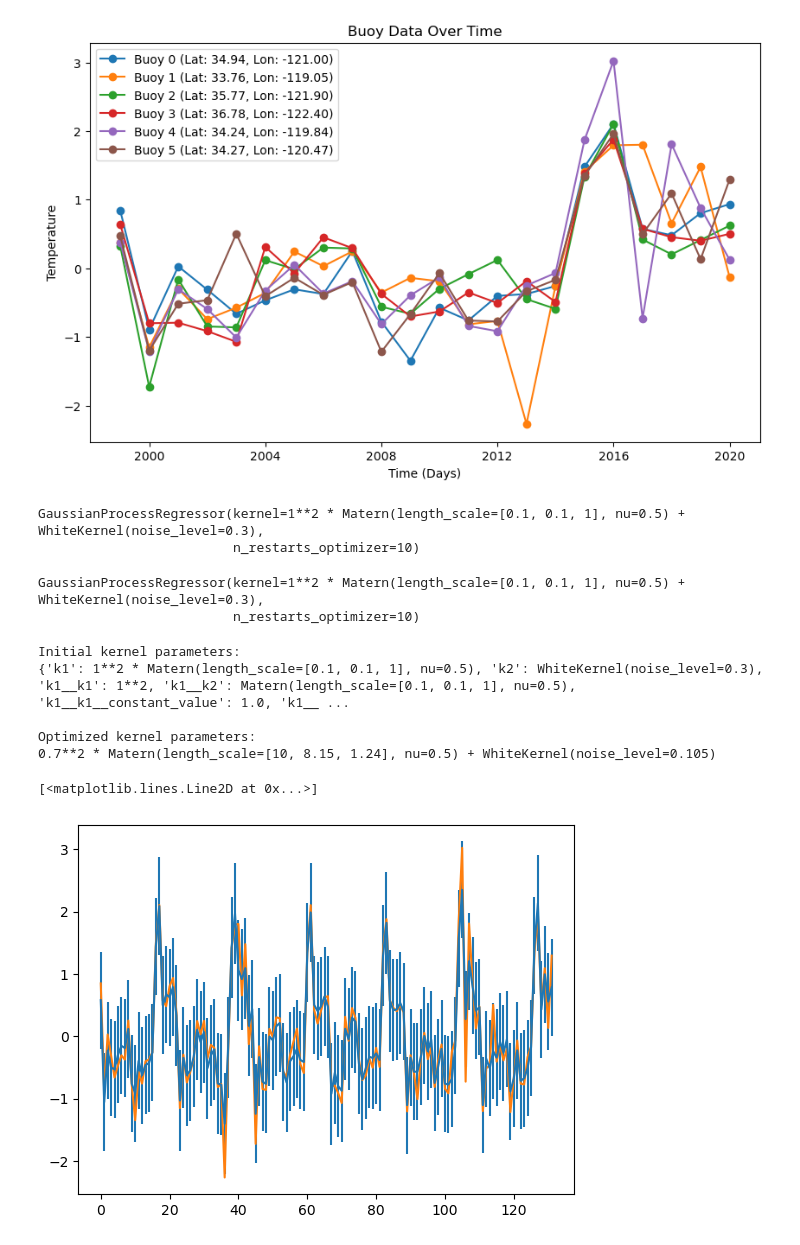
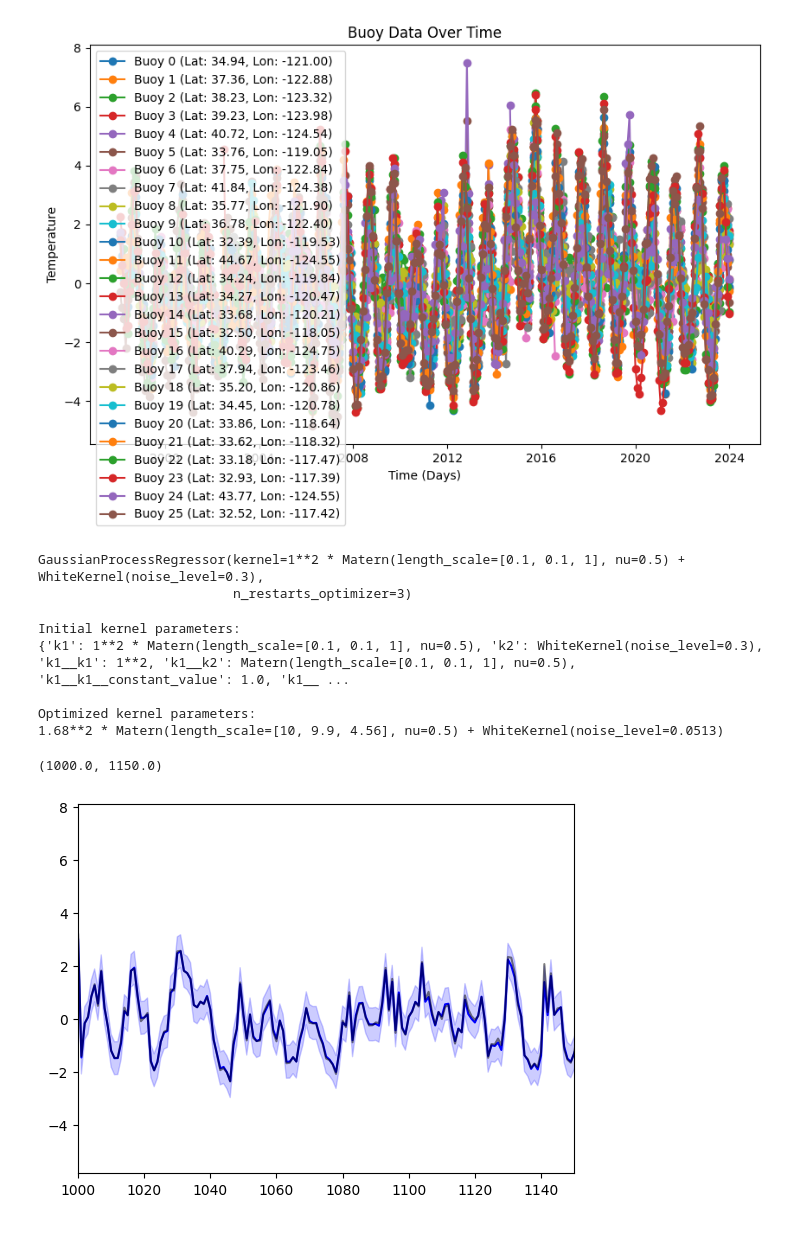
Before and after one commit to anthony-meza/xbuoy, a Jupyter notebook: examples/buoy_temperature_anomaly_gap_filling.ipynb, the cells around one changed output. Saved outputs shown, nothing was run; the diff lists cells and outputs as text; code cells hidden in the pictures.

```diff
--- a/examples/buoy_temperature_anomaly_gap_filling.ipynb
+++ b/examples/buoy_temperature_anomaly_gap_filling.ipynb
@@ -58,10 +55,10 @@ buoy_ds = xr.open_dataset("../data/NDBC_CC_Daily.nc")
 # %%
 extrema = lambda x: np.array((x.min().values, x.max().values))
-buoy_ds = xr.open_dataset("../data/NDBC_CC_Daily.nc")[["WTMP", "latitude", "longitude", "wtemp_coverage"]]
-buoy_ds = buoy_ds.resample(time="3M").mean("time")
-buoy_ds = buoy_ds.where(buoy_ds["wtemp_coverage"] > 80, drop = True)
+buoy_ds = xr.open_dataset("NDBC_CC_Daily.nc")[["WTMP", "latitude", "longitude", "wtemp_coverage"]]
+buoy_ds = buoy_ds.resample(time="1M").mean("time")
+buoy_ds = buoy_ds.where(buoy_ds["wtemp_coverage"] > 60, drop = True)
 # buoy_ds = buoy_ds.where((buoy_ds.latitude > 33) * (buoy_ds.latitude < 34.5) * (buoy_ds.longitude > -122.5) * (buoy_ds.longitude < -110), drop = True)
-buoy_ds = buoy_ds.where((buoy_ds.latitude > 33) * (buoy_ds.latitude < 60) * (buoy_ds.longitude > -122.5) * (buoy_ds.longitude < -110), drop = True)
+# buoy_ds = buoy_ds.where((buoy_ds.latitude > 33) * (buoy_ds.latitude < 60) * (buoy_ds.longitude > -122.5) * (buoy_ds.longitude < -110), drop = True)
 
 buoy_locs = np.column_stack((buoy_ds.latitude[0, :].values, buoy_ds.longitude[0, :].values))
 
@@ -77,7 +74,7 @@ time_feature = np.arange(1, n_days + 1)  # Time
 # %%
 plot_buoy_data(buoy_anomalies, buoy_locs, title="Buoy Data Over Time")
 # %% [output]
-[figure, old version]
+[figure, new version]
 # %%
 # Prepare training data using anomalies from all buoys (excluding missing data from target buoy)
 X_train_full = []
@@ -108,22 +105,17 @@ from sklearn.gaussian_process.kernels import RBF, WhiteKernel, RationalQuadratic
 # Initialize the Gaussian Process Regressor with the kernel
 # kernel = C(1.0, (1e-3, 1e3)) * RBF(length_scale=[1.0, 1.0, 1.0], length_scale_bounds=(1e-2, 1e2)) + WhiteKernel(noise_level=0.2, noise_level_bounds=(1e-5, 10))
 kernel = C(1.0, (1e-3, 1e3)) * Matern(length_scale=[0.1, 0.1, 1.0],  # Smaller initial length scales
-                                      length_scale_bounds=[(1e-2, 10), (1e-2, 10), (0.1, 10)],
+                                      length_scale_bounds=[(1e-2, 10), (1e-2, 10), (0.1, 12 * 10)],
                                       nu=0.5) + \
-         WhiteKernel(noise_level=0.3, noise_level_bounds=(1e-5, 0.5))
+         WhiteKernel(noise_level=0.3, noise_level_bounds=(1e-5, 3))
 
-gp_full = GaussianProcessRegressor(kernel=kernel, n_restarts_optimizer=10, normalize_y=False)
+gp_full = GaussianProcessRegressor(kernel=kernel, n_restarts_optimizer=3, normalize_y=False)
 # %%
 # Train the GPR model using the anomalies dataset
 gp_full.fit(X_train_full, y_train_full)
 # %% [output]
 GaussianProcessRegressor(kernel=1**2 * Matern(length_scale=[0.1, 0.1, 1], nu=0.5) + WhiteKernel(noise_level=0.3),
-                         n_restarts_optimizer=10)
+                         n_restarts_optimizer=3)
-# %%
-gp_full
-# %% [output]
-GaussianProcessRegressor(kernel=1**2 * Matern(length_scale=[0.1, 0.1, 1], nu=0.5) + WhiteKernel(noise_level=0.3),
-                         n_restarts_optimizer=10)
 # %%
 print("Initial kernel parameters:")
 print(gp_full.kernel.get_params())
@@ -135,14 +127,19 @@ Initial kernel parameters:
 {'k1': 1**2 * Matern(length_scale=[0.1, 0.1, 1], nu=0.5), 'k2': WhiteKernel(noise_level=0.3), 'k1__k1': 1**2, 'k1__k2': Matern(length_scale=[0.1, 0.1, 1], nu=0.5), 'k1__k1__constant_value': 1.0, 'k1__ ...
 
 Optimized kernel parameters:
-0.7**2 * Matern(length_scale=[10, 8.15, 1.24], nu=0.5) + WhiteKernel(noise_level=0.105)
+1.68**2 * Matern(length_scale=[10, 9.9, 4.56], nu=0.5) + WhiteKernel(noise_level=0.0513)
 # %%
 test, test_std = gp_full.predict(X_train_full, return_std=True)
-plt.errorbar(np.arange(len(test)), test, yerr = 2 * test_std)
-plt.plot(y_train_full)
+
+plt.fill_between(range(len(test)), test - (2 * test_std), test + (2 * test_std),
+                color = "blue", alpha = 0.2)
+plt.plot(range(len(test)), test, c = "b")
+
+plt.plot(range(len(test)), y_train_full, c = "k", alpha = 0.5)
+plt.xlim(1000, 1150)
 # %% [output]
-[<matplotlib.lines.Line2D at 0x...>]
+(1000.0, 1150.0)
-[figure, old version]
+[figure, new version]
 # %%
 fig, axes = plt.subplots(1, 2, sharey = True)
 
```
Also changed, not shown: parts of 8 cells of this notebook, 2 other files.
